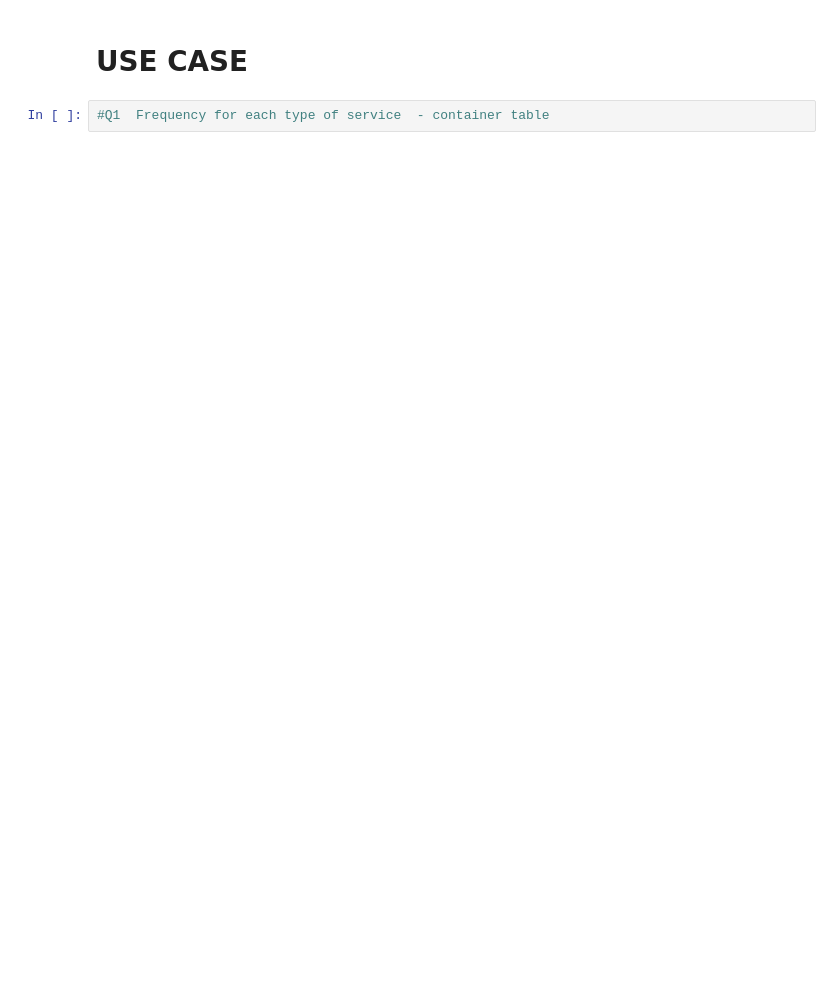
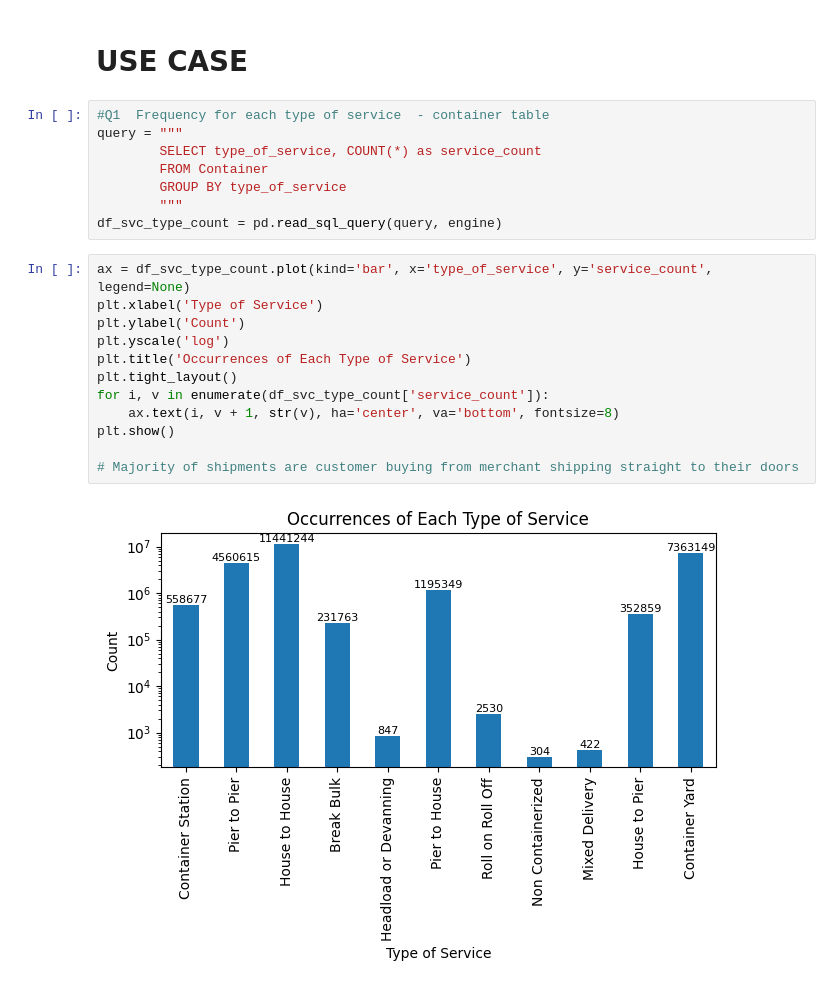
Before and after one commit to Alvlin/cbp-ams-pipeline, a Jupyter notebook: pipeline/ETL.ipynb, the cells around one changed output. Saved outputs shown, nothing was run; the diff lists cells and outputs as text; blank space fills up the shorter version.

```diff
--- a/pipeline/ETL.ipynb
+++ b/pipeline/ETL.ipynb
@@ -687,3 +669,23 @@ df.to_sql(table_tfcargo, engine, if_exists='append', index=False, schema='dbo')
 # USE CASE
 # %%
 #Q1  Frequency for each type of service  - container table
+query = """
+        SELECT type_of_service, COUNT(*) as service_count
+        FROM Container
+        GROUP BY type_of_service
+        """
+df_svc_type_count = pd.read_sql_query(query, engine)
+# %%
+ax = df_svc_type_count.plot(kind='bar', x='type_of_service', y='service_count', legend=None)
+plt.xlabel('Type of Service')
+plt.ylabel('Count')
+plt.yscale('log')
+plt.title('Occurrences of Each Type of Service')
+plt.tight_layout()
+for i, v in enumerate(df_svc_type_count['service_count']):
+    ax.text(i, v + 1, str(v), ha='center', va='bottom', fontsize=8)
+plt.show()
+
+# Majority of shipments are customer buying from merchant shipping straight to their doors
+# %% [output]
+[figure, added]
```
Also changed, not shown: parts of 22 cells of this notebook.
